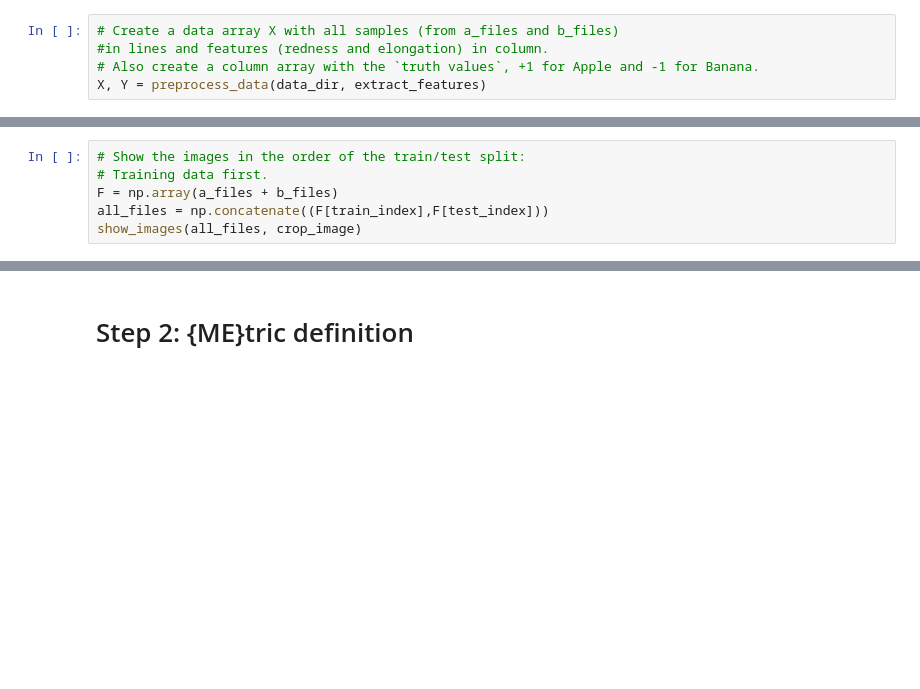
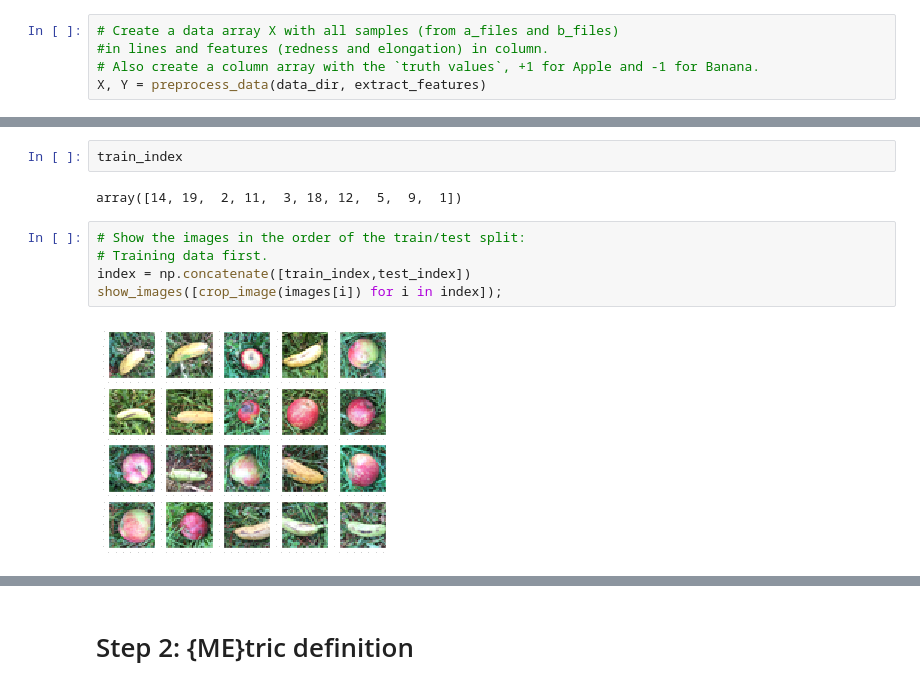
Before and after one commit to madclam/info113, a Jupyter notebook: source/HW2/data-analysis.ipynb, the cells around one changed output, grey strips where cells are left out. Cells and saved outputs as stored; diff of their text form; blank space fills up the shorter version.

```diff
--- a/source/HW2/data-analysis.ipynb
+++ b/source/HW2/data-analysis.ipynb
@@ -102,8 +126,13 @@ Ytrain, Ytest = Y[train_index], Y[test_index]
+# %%
+train_index
+# %% [output]
+array([14, 19,  2, 11,  3, 18, 12,  5,  9,  1])
 # %%
 # Show the images in the order of the train/test split:
 # Training data first.
-F = np.array(a_files + b_files)
-all_files = np.concatenate((F[train_index],F[test_index]))
-show_images(all_files, crop_image)
+index = np.concatenate([train_index,test_index])
+show_images([crop_image(images[i]) for i in index]);
+# %% [output]
+[figure, added]
 # %%
 # Plot training and test data as heat maps
```
Also changed, not shown: parts of 35 cells of this notebook, 1 other file.
